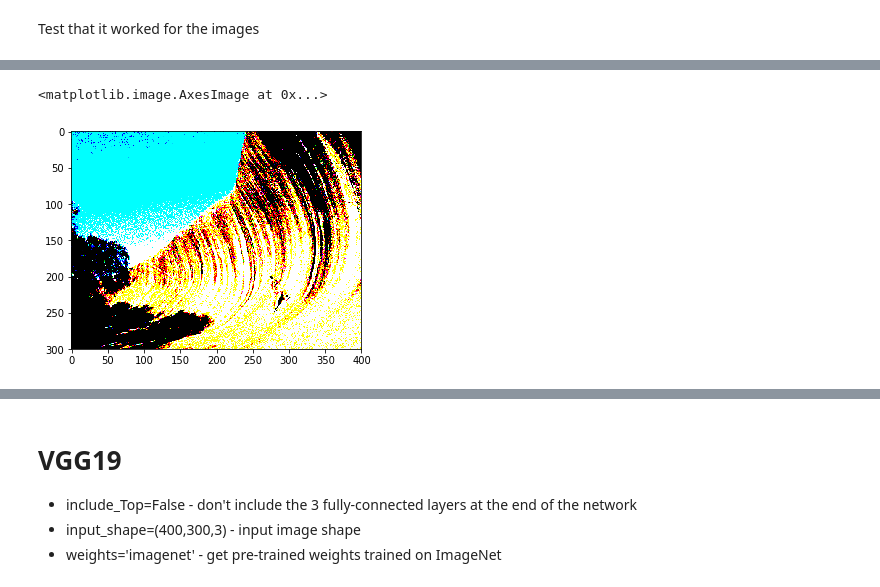
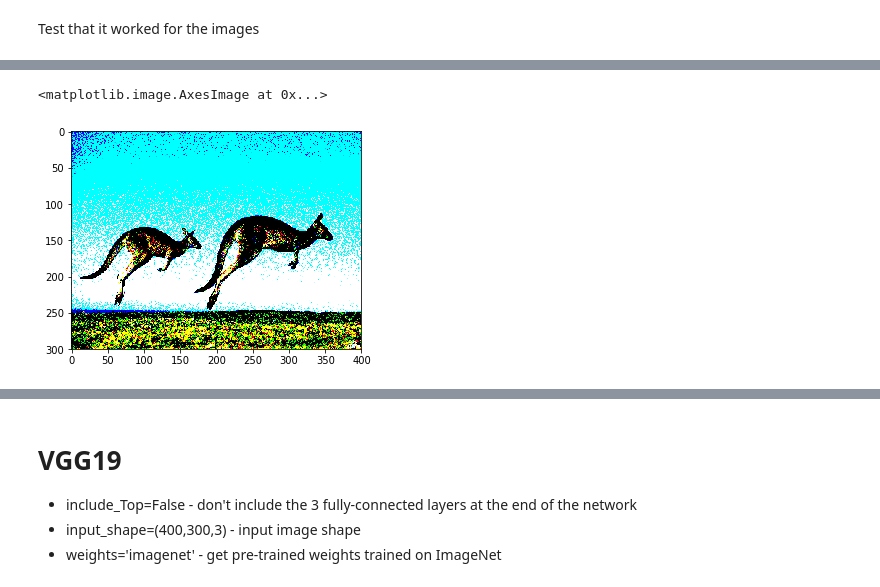
Before and after one commit to llA-Wilsonll/Neural_Style_Transfer, a Jupyter notebook: Neural_Style_Transfer.ipynb, the cells around one changed output, grey strips where cells are left out. Saved outputs shown, nothing was run; the diff lists cells and outputs as text; code cells hidden in the pictures.

```diff
--- a/Neural_Style_Transfer.ipynb
+++ b/Neural_Style_Transfer.ipynb
@@ -323,6 +336,6 @@ dict_keys(['image0', 'image1', 'image2', 'image3', 'image4', 'image5', 'image6',
 Test that it worked for the images
 # %%
 # Reording Channels to RGB so that they are in the correct order for imshow
-generated_image_test = generated_images_dict['image0'][...,::-1]
+generated_image_test = generated_images_dict['image1'][...,::-1]
 imshow(generated_image_test[0])
 # %% [output]
@@ -330,3 +343,3 @@ W0720 06:36:33.380300 140698964313984 image.py:648] Clipping input data to the v
 <matplotlib.image.AxesImage at 0x...>
-[figure, old version]
+[figure, new version]
 # %%
```
Also changed, not shown: parts of 18 cells of this notebook.
